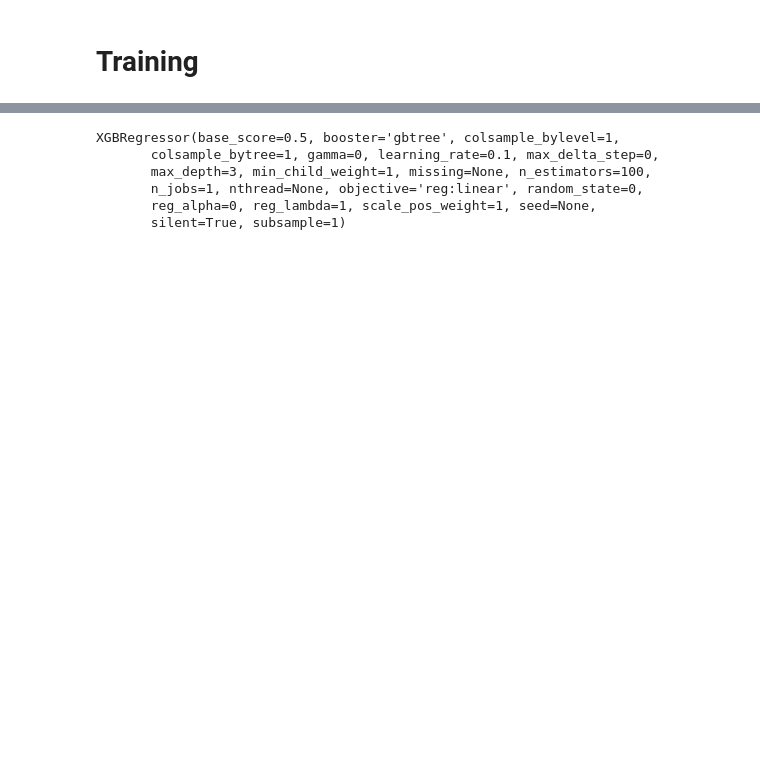
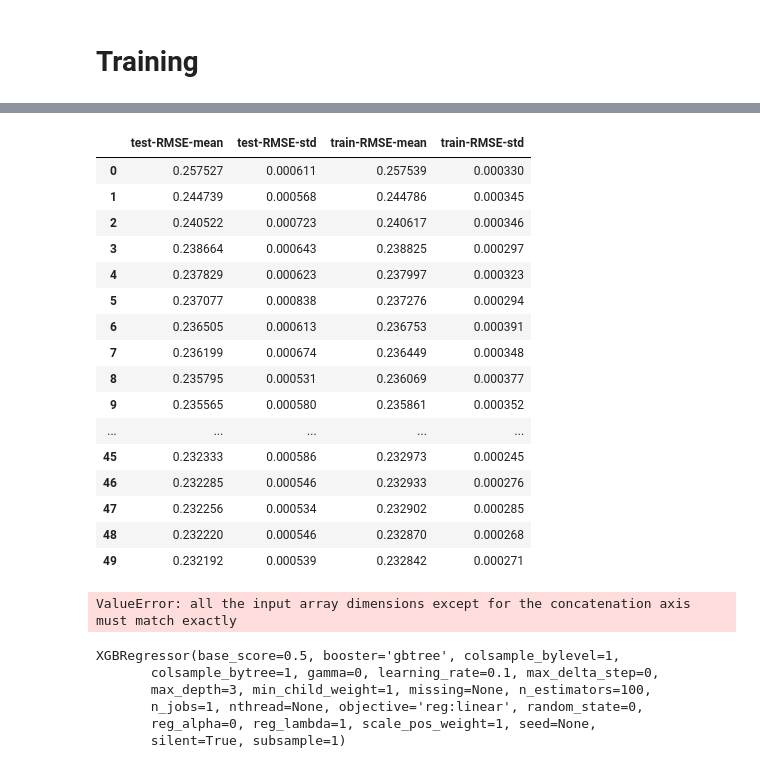
Before and after one commit to i-newton/kaggle_competitions, a Jupyter notebook: avito/src/initial_analysis.ipynb, the cells around one changed output, grey strips where cells are left out. Saved outputs shown, nothing was run; the diff lists cells and outputs as text; code cells hidden in the pictures; blank space fills up the shorter version.

```diff
--- a/avito/src/initial_analysis.ipynb
+++ b/avito/src/initial_analysis.ipynb
@@ -201,6 +292,28 @@ text_scores = cross_val_predict(rcl, train_text_x, y, n_jobs = -1, verbose=1)
+# %%
+cb_scores
+# %% [output]
+|  | test-RMSE-mean | test-RMSE-std | train-RMSE-mean | train-RMSE-std |
+| 0 | 0.257527 | 0.000611 | 0.257539 | 0.000330 |
+| 1 | 0.244739 | 0.000568 | 0.244786 | 0.000345 |
+| 2 | 0.240522 | 0.000723 | 0.240617 | 0.000346 |
+| 3 | 0.238664 | 0.000643 | 0.238825 | 0.000297 |
+| 4 | 0.237829 | 0.000623 | 0.237997 | 0.000323 |
+| 5 | 0.237077 | 0.000838 | 0.237276 | 0.000294 |
+| 6 | 0.236505 | 0.000613 | 0.236753 | 0.000391 |
+| 7 | 0.236199 | 0.000674 | 0.236449 | 0.000348 |
+| 8 | 0.235795 | 0.000531 | 0.236069 | 0.000377 |
+| 9 | 0.235565 | 0.000580 | 0.235861 | 0.000352 |
+| ... | ... | ... | ... | ... |
+| 45 | 0.232333 | 0.000586 | 0.232973 | 0.000245 |
+| 46 | 0.232285 | 0.000546 | 0.232933 | 0.000276 |
+| 47 | 0.232256 | 0.000534 | 0.232902 | 0.000285 |
+| 48 | 0.232220 | 0.000546 | 0.232870 | 0.000268 |
+| 49 | 0.232192 | 0.000539 | 0.232842 | 0.000271 |
 # %%
-combined_scores = np.concatenate([cat_scores.reshape(-1,1),text_scores.reshape(-1,1)], axis=1)
+combined_scores = np.concatenate([ridge_scores.reshape(-1,1),text_scores.reshape(-1,1),cb_preds.reshape(-1,1)], axis=1)
 combined_scores.shape
+# %% [output]
+ValueError: all the input array dimensions except for the concatenation axis must match exactly
 # %%
 from xgboost import XGBRegressor
 xgrgr = XGBRegressor()
```
Also changed, not shown: parts of 39 cells of this notebook, 14 other files.
